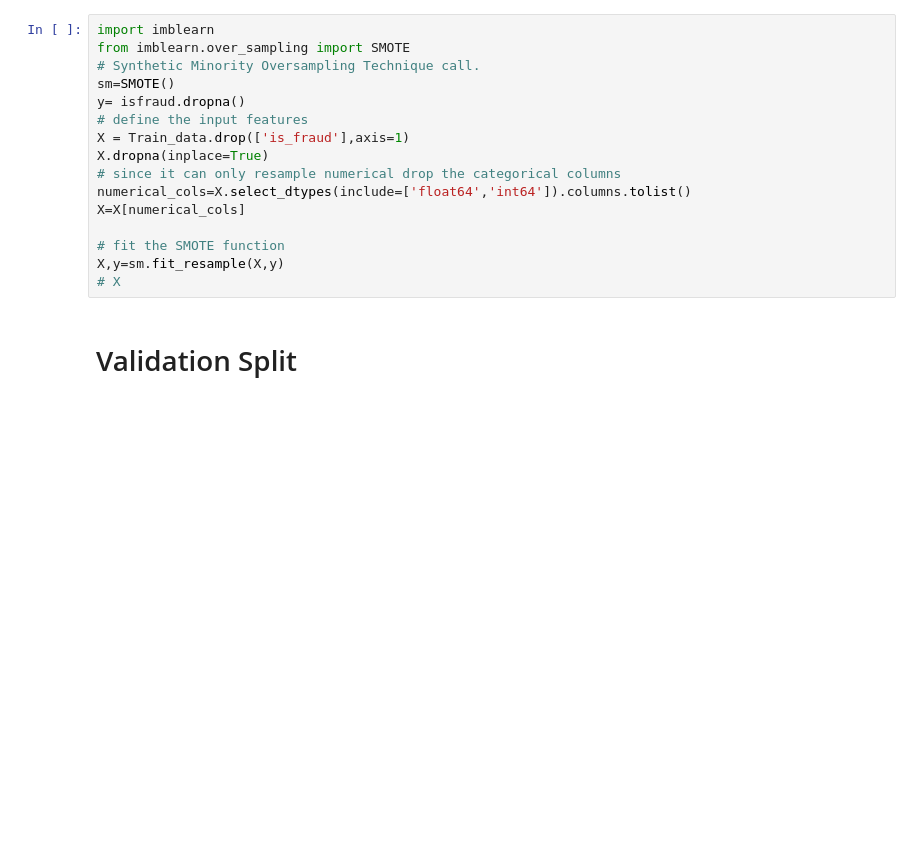
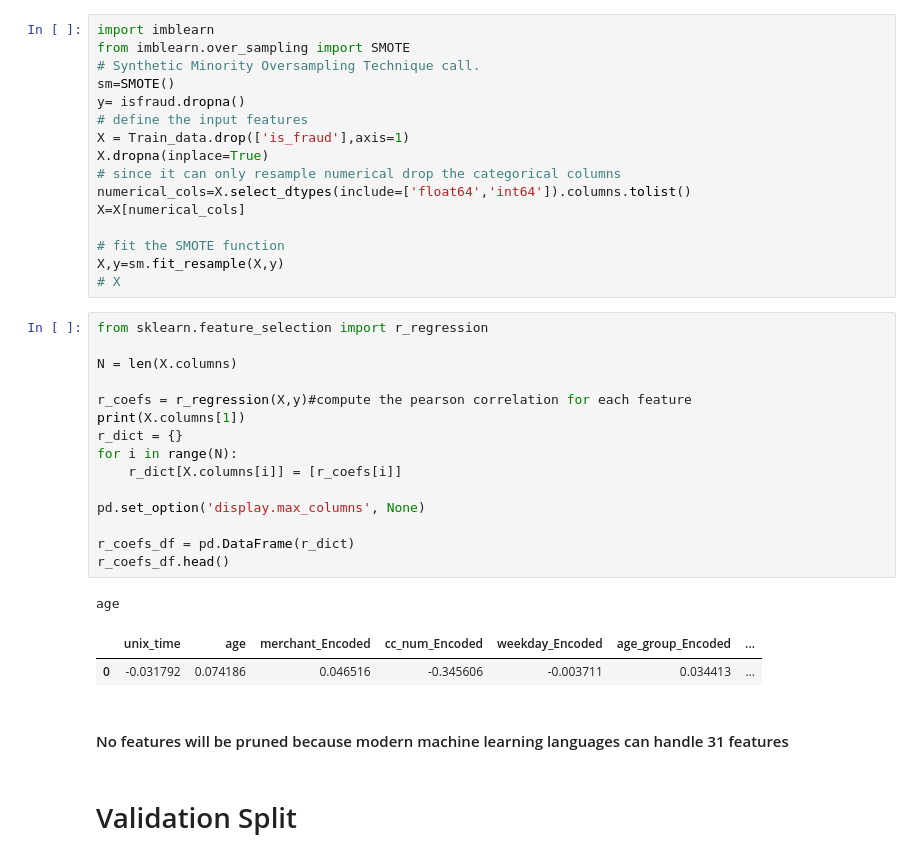
Before and after one commit to AiMathguy/Credit-Fraud-Detection, a Jupyter notebook: ITDPA3_Neural_X_Group_Project.ipynb, the cells around one changed output. Saved outputs shown, nothing was run; the diff lists cells and outputs as text; blank space fills up the shorter version.

```diff
--- a/ITDPA3_Neural_X_Group_Project.ipynb
+++ b/ITDPA3_Neural_X_Group_Project.ipynb
@@ -923,6 +866,27 @@ X=X[numerical_cols]
 # fit the SMOTE function
 X,y=sm.fit_resample(X,y)
 # X
+# %%
+from sklearn.feature_selection import r_regression
+
+N = len(X.columns)
+
+r_coefs = r_regression(X,y)#compute the pearson correlation for each feature
+print(X.columns[1])
+r_dict = {}
+for i in range(N):
+    r_dict[X.columns[i]] = [r_coefs[i]]
+
+pd.set_option('display.max_columns', None)
+
+r_coefs_df = pd.DataFrame(r_dict)
+r_coefs_df.head()
+# %% [output]
+age
+|  | unix_time | age | merchant_Encoded | cc_num_Encoded | weekday_Encoded | age_group_Encoded | ... |
+| 0 | -0.031792 | 0.074186 | 0.046516 | -0.345606 | -0.003711 | 0.034413 | ... |
+# %% [markdown]
+#### No features will be pruned because modern machine learning languages can handle 31 features
 # %% [markdown]
 # Validation Split
 # %%
```
Also changed, not shown: parts of 44 cells of this notebook.
